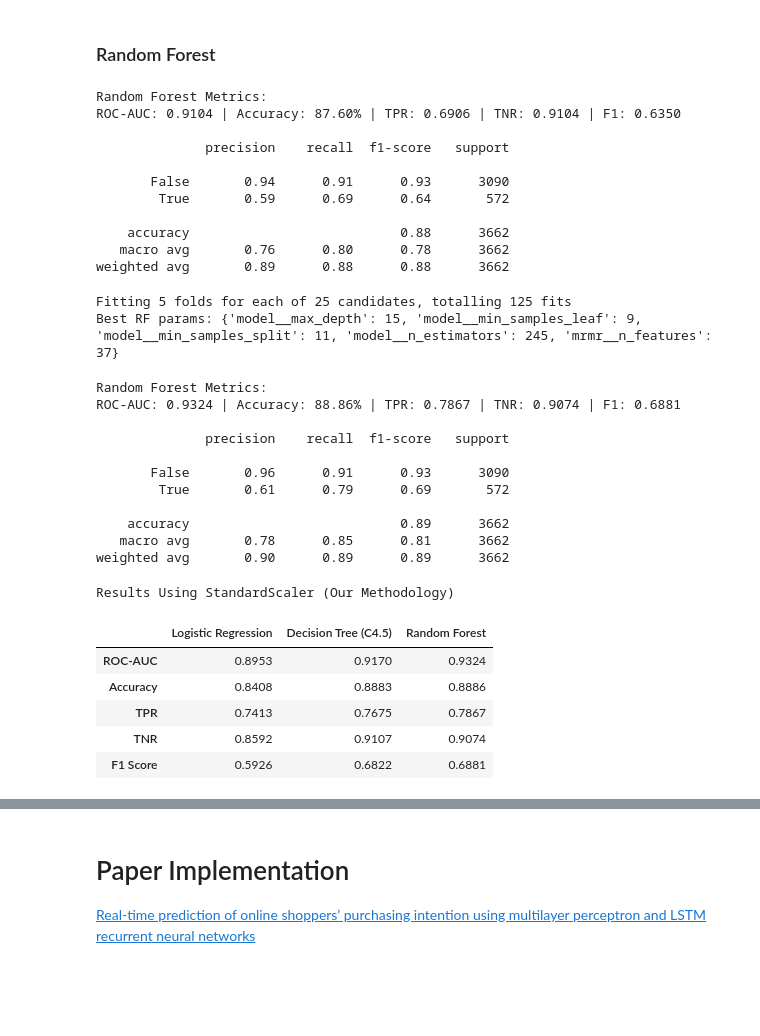
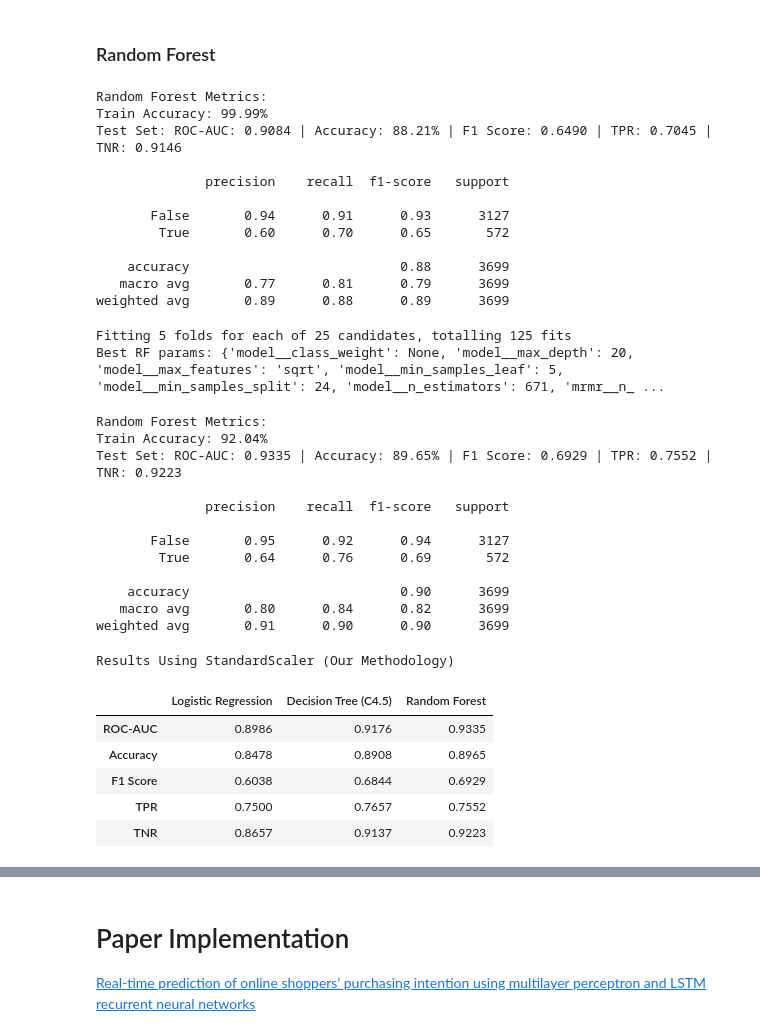
Before and after one commit to Engelbert107/Online-Shoppers-Purchase-Prediction, a Jupyter notebook: notebook/notebook_ospi-moai.ipynb, the cells around one changed output, grey strips where cells are left out. Saved outputs shown, nothing was run; the diff lists cells and outputs as text; code cells hidden in the pictures; blank space fills up the shorter version.

```diff
--- a/notebook/notebook_ospi-moai.ipynb
+++ b/notebook/notebook_ospi-moai.ipynb
@@ -1625,8 +1669,14 @@ rf_pipeline = Pipeline(
     ]
 )
 # %%
-# Fit on training data - Evaluate on test set
+# Fit on training data
 rf_pipeline.fit(X_train, y_train)
+
+# Prediction on train set
+y_pred_train_rf = rf_pipeline.predict(X_train)
+train_accuracy_rf = accuracy_score(y_train, y_pred_train_rf) * 100
+
+# Prediction on test set
 y_pred_proba_rf = rf_pipeline.predict_proba(X_test)[:, 1] # for ROC-AUC
 y_pred_rf = rf_pipeline.predict(X_test)
 
@@ -1637,29 +1687,33 @@ f1 = f1_score(y_test, y_pred_rf)
 roc_auc = roc_auc_score(y_test, y_pred_proba_rf)
 
 print("Random Forest Metrics:")
-print(f"ROC-AUC: {roc_auc:.4f} | Accuracy: {accuracy:.2f}% | TPR: {tpr:.4f} | TNR: {tnr:.4f} | F1: {f1:.4f}")
+print(f"Train Accuracy: {train_accuracy_rf:.2f}%")
+print(f"Test Set: ROC-AUC: {roc_auc:.4f} | Accuracy: {accuracy:.2f}% | F1 Score: {f1:.4f} | TPR: {tpr:.4f} | TNR: {tnr:.4f}")
 print()
 print(classification_report(y_test, y_pred_rf))
 # %% [output]
 Random Forest Metrics:
-ROC-AUC: 0.9104 | Accuracy: 87.60% | TPR: 0.6906 | TNR: 0.9104 | F1: 0.6350
+Train Accuracy: 99.99%
+Test Set: ROC-AUC: 0.9084 | Accuracy: 88.21% | F1 Score: 0.6490 | TPR: 0.7045 | TNR: 0.9146
 
               precision    recall  f1-score   support
 
-       False       0.94      0.91      0.93      3090
-        True       0.59      0.69      0.64       572
+       False       0.94      0.91      0.93      3127
+        True       0.60      0.70      0.65       572
 
-    accuracy                           0.88      3662
-   macro avg       0.76      0.80      0.78      3662
-weighted avg       0.89      0.88      0.88      3662
+    accuracy                           0.88      3699
+   macro avg       0.77      0.81      0.79      3699
+weighted avg       0.89      0.88      0.89      3699
 # %%
 # Hyperparameter distributions
 param_dist_rf = {
     "mrmr__n_features": randint(10, 40),
-    "model__n_estimators": randint(50, 300),
-    "model__max_depth": randint(3, 20),
-    "model__min_samples_split": randint(2, 20),
-    "model__min_samples_leaf": randint(1, 10)
+    "model__n_estimators": randint(200, 800),
+    "model__max_depth": [None] + list(range(5, 40)),
+    "model__min_samples_split": randint(2, 25),
+    "model__min_samples_leaf": randint(1, 20),
+    "model__max_features": ["sqrt", "log2", None],
+    "model__class_weight": [None,  "balanced", "balanced_subsample"]
 }
 
 cv = StratifiedKFold(n_splits=5, shuffle=True, random_state=25)
@@ -1680,10 +1734,16 @@ rf_search.fit(X_train, y_train)
 print("Best RF params:", rf_search.best_params_)
 # %% [output]
 Fitting 5 folds for each of 25 candidates, totalling 125 fits
-Best RF params: {'model__max_depth': 15, 'model__min_samples_leaf': 9, 'model__min_samples_split': 11, 'model__n_estimators': 245, 'mrmr__n_features': 37}
+Best RF params: {'model__class_weight': None, 'model__max_depth': 20, 'model__max_features': 'sqrt', 'model__min_samples_leaf': 5, 'model__min_samples_split': 24, 'model__n_estimators': 671, 'mrmr__n_ ...
 # %%
 # Final evaluation
 best_rf = rf_search.best_estimator_
+
+# Prediction on train set
+y_pred_train_rf = best_rf.predict(X_train)
+train_accuracy_rf = accuracy_score(y_train, y_pred_train_rf) * 100
+
+# Prediction on test set
 y_pred_proba_rf = best_rf.predict_proba(X_test)[:, 1] # for ROC-AUC
 y_pred_rf = best_rf.predict(X_test)
 
@@ -1694,53 +1754,55 @@ f1 = f1_score(y_test, y_pred_rf)
 roc_auc = roc_auc_score(y_test, y_pred_proba_rf)
 
 print("Random Forest Metrics:")
-print(f"ROC-AUC: {roc_auc:.4f} | Accuracy: {accuracy:.2f}% | TPR: {tpr:.4f} | TNR: {tnr:.4f} | F1: {f1:.4f}")
+print(f"Train Accuracy: {train_accuracy_rf:.2f}%")
+print(f"Test Set: ROC-AUC: {roc_auc:.4f} | Accuracy: {accuracy:.2f}% | F1 Score: {f1:.4f} | TPR: {tpr:.4f} | TNR: {tnr:.4f}")
 print()
 print(classification_report(y_test, y_pred_rf))
 # %% [output]
 Random Forest Metrics:
-ROC-AUC: 0.9324 | Accuracy: 88.86% | TPR: 0.7867 | TNR: 0.9074 | F1: 0.6881
+Train Accuracy: 92.04%
+Test Set: ROC-AUC: 0.9335 | Accuracy: 89.65% | F1 Score: 0.6929 | TPR: 0.7552 | TNR: 0.9223
 
               precision    recall  f1-score   support
 
-       False       0.96      0.91      0.93      3090
-        True       0.61      0.79      0.69       572
+       False       0.95      0.92      0.94      3127
+        True       0.64      0.76      0.69       572
 
-    accuracy                           0.89      3662
-   macro avg       0.78      0.85      0.81      3662
-weighted avg       0.90      0.89      0.89      3662
+    accuracy                           0.90      3699
+   macro avg       0.80      0.84      0.82      3699
+weighted avg       0.91      0.90      0.90      3699
 # %%
 # Build summary table
 data_standard = {
-    "Logistic Regression": {"ROC-AUC": 0.8953, "Accuracy": 0.8408, "F1 Score": 0.5926, "TPR": 0.7413, "TNR": 0.8592},
-    "Decision Tree (C4.5)": {"ROC-AUC": 0.9170, "Accuracy": 0.8883, "F1 Score": 0.6822, "TPR": 0.7675, "TNR": 0.9107},
-    "Random Forest": {"ROC-AUC": 0.9324, "Accuracy": 0.8886, "F1 Score": 0.6881, "TPR": 0.7867, "TNR": 0.9074}
+    "Logistic Regression": {"ROC-AUC": 0.8986, "Accuracy": 0.8478, "F1 Score": 0.6038, "TPR": 0.7500, "TNR": 0.8657},
+    "Decision Tree (C4.5)": {"ROC-AUC": 0.9176, "Accuracy": 0.8908, "F1 Score": 0.6844, "TPR": 0.7657, "TNR": 0.9137},
+    "Random Forest": {"ROC-AUC": 0.9335, "Accuracy": 0.8965, "F1 Score": 0.6929, "TPR": 0.7552, "TNR": 0.9223}
 }
 
 df_results_standard = pd.DataFrame(data_standard)
 
 styled_standard_df = (
     df_results_standard.style
         .highlight_max(axis=1, color="green")
         .format("{:.4f}")
         .set_caption("Results Using StandardScaler (Our Methodology)")
         .set_table_styles([
             {"selector": "caption",
              "props": [("font-size", "18px"),
                        ("font-weight", "bold"),
                        ("text-align", "center")]}
         ])
 )
 
 styled_standard_df
 # %% [output]
 Results Using StandardScaler (Our Methodology)
 |  | Logistic Regression | Decision Tree (C4.5) | Random Forest |
-| ROC-AUC | 0.8953 | 0.9170 | 0.9324 |
-| Accuracy | 0.8408 | 0.8883 | 0.8886 |
-| TPR | 0.7413 | 0.7675 | 0.7867 |
-| TNR | 0.8592 | 0.9107 | 0.9074 |
-| F1 Score | 0.5926 | 0.6822 | 0.6881 |
+| ROC-AUC | 0.8986 | 0.9176 | 0.9335 |
+| Accuracy | 0.8478 | 0.8908 | 0.8965 |
+| F1 Score | 0.6038 | 0.6844 | 0.6929 |
+| TPR | 0.7500 | 0.7657 | 0.7552 |
+| TNR | 0.8657 | 0.9137 | 0.9223 |
 # %%
 # Build summary table
 data_robust = {
```
Also changed, not shown: parts of 17 cells of this notebook.
